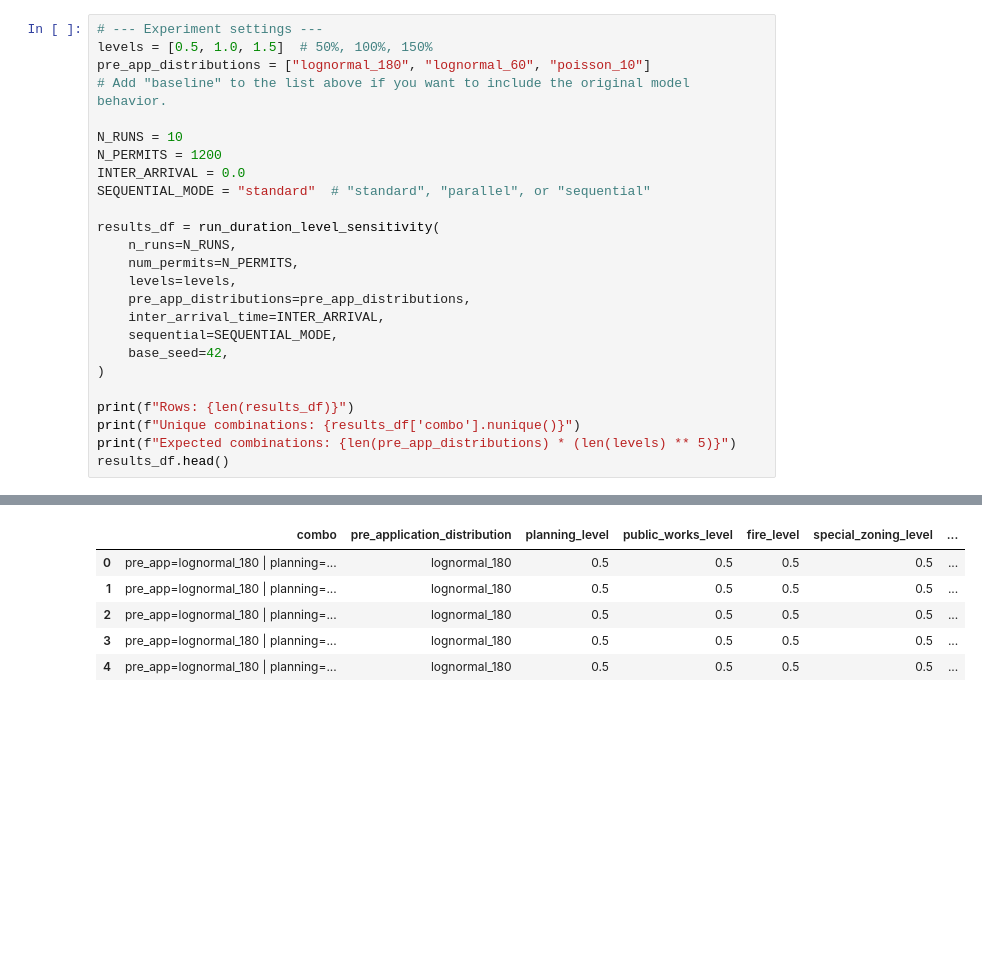
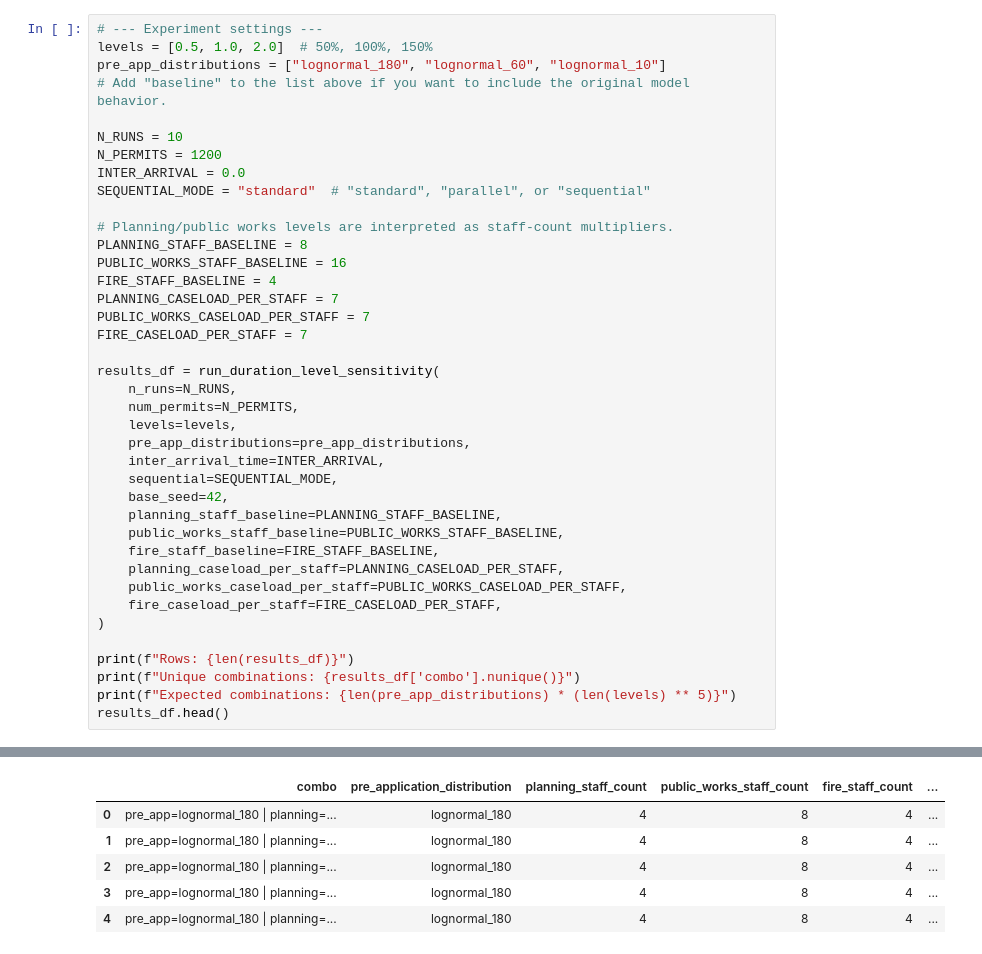
Before and after one commit to MIT-HSCL/permitting-model, a Jupyter notebook: sensitivity_analysis.ipynb, the cells around one changed output, grey strips where cells are left out. Saved outputs shown, nothing was run; the diff lists cells and outputs as text; blank space fills up the shorter version.

```diff
--- a/sensitivity_analysis.ipynb
+++ b/sensitivity_analysis.ipynb
@@ -185,14 +232,22 @@ def run_duration_level_sensitivity(
     return pd.DataFrame(rows)
 # %%
 # --- Experiment settings ---
-levels = [0.5, 1.0, 1.5]  # 50%, 100%, 150%
-pre_app_distributions = ["lognormal_180", "lognormal_60", "poisson_10"]
+levels = [0.5, 1.0, 2.0]  # 50%, 100%, 150%
+pre_app_distributions = ["lognormal_180", "lognormal_60", "lognormal_10"]
 # Add "baseline" to the list above if you want to include the original model behavior.
 
 N_RUNS = 10
 N_PERMITS = 1200
 INTER_ARRIVAL = 0.0
 SEQUENTIAL_MODE = "standard"  # "standard", "parallel", or "sequential"
+
+# Planning/public works levels are interpreted as staff-count multipliers.
+PLANNING_STAFF_BASELINE = 8
+PUBLIC_WORKS_STAFF_BASELINE = 16
+FIRE_STAFF_BASELINE = 4
+PLANNING_CASELOAD_PER_STAFF = 7
+PUBLIC_WORKS_CASELOAD_PER_STAFF = 7
+FIRE_CASELOAD_PER_STAFF = 7
 
 results_df = run_duration_level_sensitivity(
     n_runs=N_RUNS,
@@ -202,6 +257,12 @@ results_df = run_duration_level_sensitivity(
     inter_arrival_time=INTER_ARRIVAL,
     sequential=SEQUENTIAL_MODE,
     base_seed=42,
+    planning_staff_baseline=PLANNING_STAFF_BASELINE,
+    public_works_staff_baseline=PUBLIC_WORKS_STAFF_BASELINE,
+    fire_staff_baseline=FIRE_STAFF_BASELINE,
+    planning_caseload_per_staff=PLANNING_CASELOAD_PER_STAFF,
+    public_works_caseload_per_staff=PUBLIC_WORKS_CASELOAD_PER_STAFF,
+    fire_caseload_per_staff=FIRE_CASELOAD_PER_STAFF,
 )
 
 print(f"Rows: {len(results_df)}")
@@ -212,12 +281,12 @@ results_df.head()
 Rows: 7290
 Unique combinations: 729
 Expected combinations: 729
-|  | combo | pre_application_distribution | planning_level | public_works_level | fire_level | special_zoning_level | ... |
-| 0 | pre_app=lognormal_180 | planning=... | lognormal_180 | 0.5 | 0.5 | 0.5 | 0.5 | ... |
-| 1 | pre_app=lognormal_180 | planning=... | lognormal_180 | 0.5 | 0.5 | 0.5 | 0.5 | ... |
-| 2 | pre_app=lognormal_180 | planning=... | lognormal_180 | 0.5 | 0.5 | 0.5 | 0.5 | ... |
-| 3 | pre_app=lognormal_180 | planning=... | lognormal_180 | 0.5 | 0.5 | 0.5 | 0.5 | ... |
-| 4 | pre_app=lognormal_180 | planning=... | lognormal_180 | 0.5 | 0.5 | 0.5 | 0.5 | ... |
+|  | combo | pre_application_distribution | planning_staff_count | public_works_staff_count | fire_staff_count | ... |
+| 0 | pre_app=lognormal_180 | planning=... | lognormal_180 | 4 | 8 | 4 | ... |
+| 1 | pre_app=lognormal_180 | planning=... | lognormal_180 | 4 | 8 | 4 | ... |
+| 2 | pre_app=lognormal_180 | planning=... | lognormal_180 | 4 | 8 | 4 | ... |
+| 3 | pre_app=lognormal_180 | planning=... | lognormal_180 | 4 | 8 | 4 | ... |
+| 4 | pre_app=lognormal_180 | planning=... | lognormal_180 | 4 | 8 | 4 | ... |
 # %%
 summary = (
     results_df
```
Also changed, not shown: parts of 7 cells of this notebook, 13 other files.
